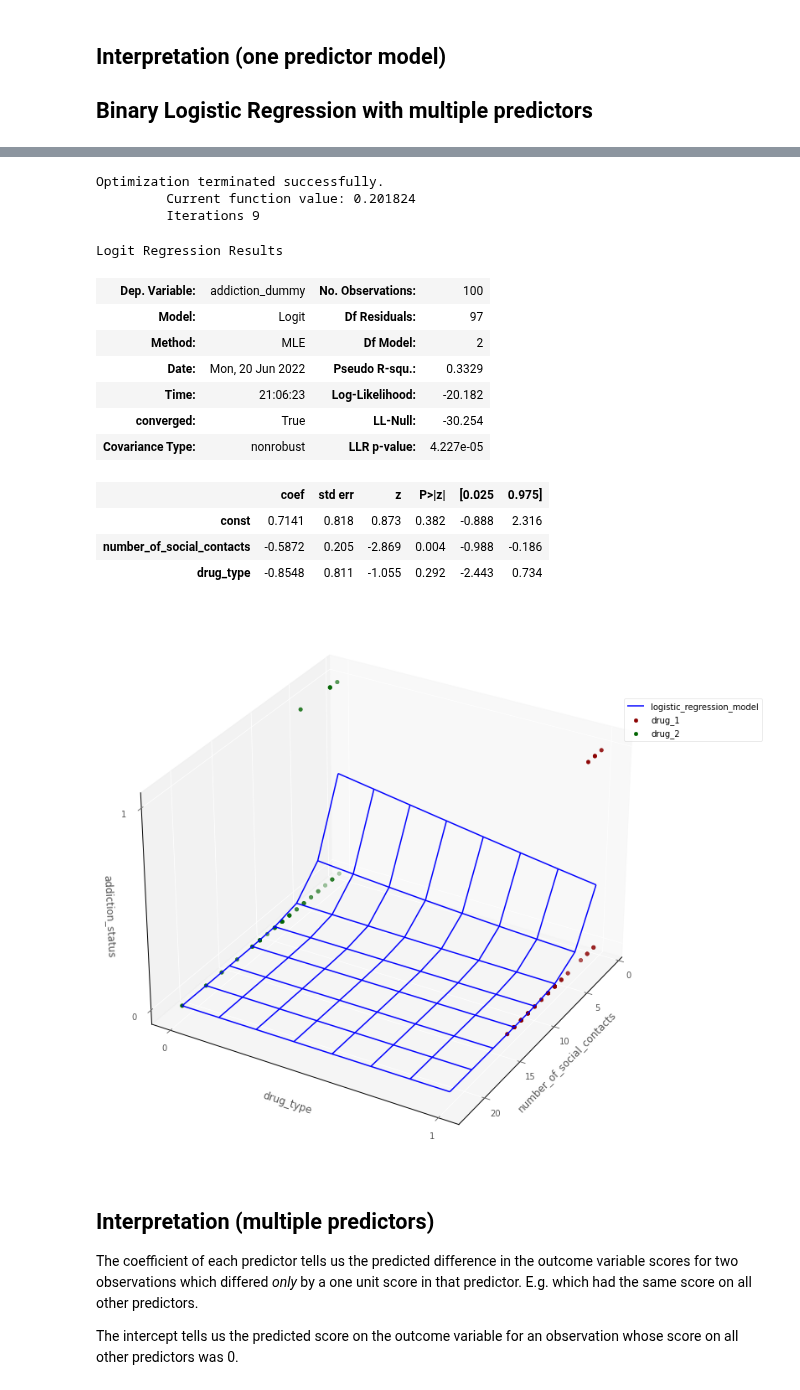
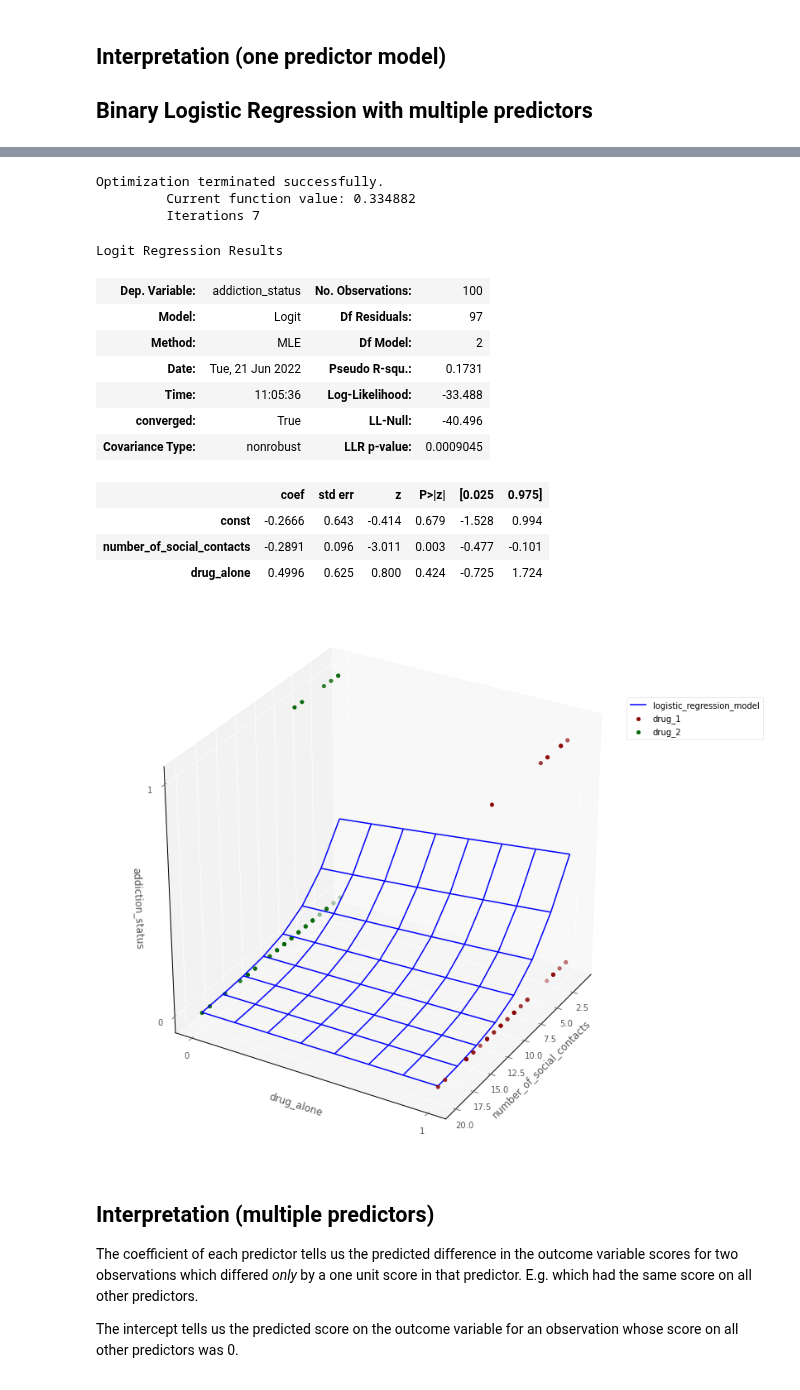
Before and after one commit to pxr687/islands_generalized_linear_models, a Jupyter notebook: 4_binary_logistic_regression.ipynb, the cells around one changed output, grey strips where cells are left out. Saved outputs shown, nothing was run; the diff lists cells and outputs as text; code cells hidden in the pictures.

```diff
--- a/4_binary_logistic_regression.ipynb
+++ b/4_binary_logistic_regression.ipynb
@@ -102,28 +193,0 @@ islands_GLM.r_ify()
-# %%
-np.random.seed(100)
-
-slopes =  [-5, 0.89] # <-- this works!
-
-pop_size = 100
-
-number_of_social_contacts = np.random.gamma(5, size = pop_size)
-
-number_of_social_contacts[number_of_social_contacts > np.quantile(number_of_social_contacts, .25)] = number_of_social_contacts[number_of_social_contacts > np.quantile(number_of_social_contacts, .25)] + np.abs(np.random.normal(0, 5, size = len(number_of_social_contacts[number_of_social_contacts > np.quantile(number_of_social_contacts, .25)])))
-
-drug_type = np.random.choice([0,1], p = [0.5, 0.5], size = pop_size)
-
-linear_predictor =  slopes[0] * number_of_social_contacts + slopes[1] * drug_type + np.random.normal(0, 20, size = pop_size)
-
-addiction_p = (np.exp(linear_predictor))/(1 + np.exp(linear_predictor))
-
-addiction_status = np.repeat('', len(addiction_p))
-addiction_status = np.where(addiction_p >= 0.5, 'addict', addiction_status)
-addiction_status = np.where(addiction_p < 0.5, 'not_addict', addiction_status)
-
-
-df = pd.DataFrame({'number_of_social_contacts': number_of_social_contacts.astype('int'), 'drug_type': drug_type,
-                   'addiction_status': addiction_status})
-
-df['addiction_dummy'] =  df['addiction_status'].replace(['addict', 'not_addict'], [1,0])
-
-display(df)
@@ -144,4 +193,0 @@ display(df)
-# %%
-df['addiction_dummy'] =  df['addiction_status'].replace(['addict', 'not_addict'], [1,0])
-
-df
@@ -180,7 +196,7 @@ plt.show()
 
 [show with minimize here]
 # %%
-mod = sm.Logit(df['addiction_dummy'], sm.add_constant(df['number_of_social_contacts'])).fit()
+mod = sm.Logit(df['addiction_status'], sm.add_constant(df['number_of_social_contacts'])).fit()
 
 mod.summary()
 # %% [output]
@@ -265,25 +270,25 @@ plt.show()
 # %%
 import statsmodels.formula.api as smf
 
-mod3 = sm.Logit(df['addiction_dummy'], sm.add_constant(df[['number_of_social_contacts', 'drug_type']])).fit()
+mod3 = sm.Logit(df['addiction_status'], sm.add_constant(df[['number_of_social_contacts', 'drug_alone']])).fit()
 
 mod3.summary()
 # %% [output]
 Optimization terminated successfully.
-         Current function value: 0.201824
-         Iterations 9
+         Current function value: 0.334882
+         Iterations 7
 Logit Regression Results
-| Dep. Variable: | addiction_dummy | No. Observations: | 100 |
+| Dep. Variable: | addiction_status | No. Observations: | 100 |
 | Model: | Logit | Df Residuals: | 97 |
 | Method: | MLE | Df Model: | 2 |
-| Date: | Mon, 20 Jun 2022 | Pseudo R-squ.: | 0.3329 |
-| Time: | 21:06:23 | Log-Likelihood: | -20.182 |
-| converged: | True | LL-Null: | -30.254 |
-| Covariance Type: | nonrobust | LLR p-value: | 4.227e-05 |
+| Date: | Tue, 21 Jun 2022 | Pseudo R-squ.: | 0.1731 |
+| Time: | 11:05:36 | Log-Likelihood: | -33.488 |
+| converged: | True | LL-Null: | -40.496 |
+| Covariance Type: | nonrobust | LLR p-value: | 0.0009045 |
 |  | coef | std err | z | P>|z| | [0.025 | 0.975] |
-| const | 0.7141 | 0.818 | 0.873 | 0.382 | -0.888 | 2.316 |
-| number_of_social_contacts | -0.5872 | 0.205 | -2.869 | 0.004 | -0.988 | -0.186 |
-| drug_type | -0.8548 | 0.811 | -1.055 | 0.292 | -2.443 | 0.734 |
+| const | -0.2666 | 0.643 | -0.414 | 0.679 | -1.528 | 0.994 |
+| number_of_social_contacts | -0.2891 | 0.096 | -3.011 | 0.003 | -0.477 | -0.101 |
+| drug_alone | 0.4996 | 0.625 | 0.800 | 0.424 | -0.725 | 1.724 |
 # %%
 intercept, number_of_social_contacts_slope, drug_type_slope = mod3.params[:3]
 
@@ -296,36 +301,36 @@ def three_D_model_plot(x_name, y_name, z_name, intercept, x_slope, y_slope, df,
 
     if model_name == 'linear_regression_model':
         z = intercept + x_slope * x.ravel() + y_slope * y.ravel()
 
     if model_name == 'poisson_regression_model':
         z = np.exp(intercept + x_slope * x.ravel() + y_slope * y.ravel())
 
     if model_name == 'logistic_regression_model':
         z = (np.exp(intercept + x_slope * x.ravel() + y_slope * y.ravel()))/(1 + np.exp(intercept + x_slope * x.ravel() + y_slope * y.ravel()))
 
     fig = plt.figure(figsize = (12, 12))
     ax1 = fig.add_subplot(111, projection='3d')
     ax1.plot_wireframe(x, y,
                     z.reshape(x.shape), label = model_name, color = 'blue')
     ax1.scatter( group_1[x_name],  group_1[y_name] ,  group_1[z_name], color = 'darkred', label = y1_name  )
     ax1.scatter(group_2[x_name],  group_2[y_name] ,  group_2[z_name], color = 'darkgreen', label =  y2_name  )
     ax1.view_init(azim = 30)
     ax1.set_yticks([0,1])
     ax1.set_zticks([0,1])
     plt.xlabel(x_name)
     plt.ylabel(y_name)
     if model_name == 'logistic_regression_model':
         ax1.set_zlabel('addiction_status')
     else:
         ax1.set_zlabel(z_name)
     ax1.legend(bbox_to_anchor = (1.2,0.85))
     plt.show()
 
-three_D_model_plot('number_of_social_contacts', 'drug_type',
-                   'addiction_dummy', intercept, number_of_social_contacts_slope, drug_type_slope,
+three_D_model_plot('number_of_social_contacts', 'drug_alone',
+                   'addiction_status', intercept, number_of_social_contacts_slope, drug_type_slope,
                   df, 'logistic_regression_model', 'drug_1', 'drug_2')
 # %% [output]
-[figure, old version]
+[figure, new version]
 # %% [markdown]
 ## Interpretation (multiple predictors)
 
```
Also changed, not shown: parts of 22 cells of this notebook, 9 other files.
